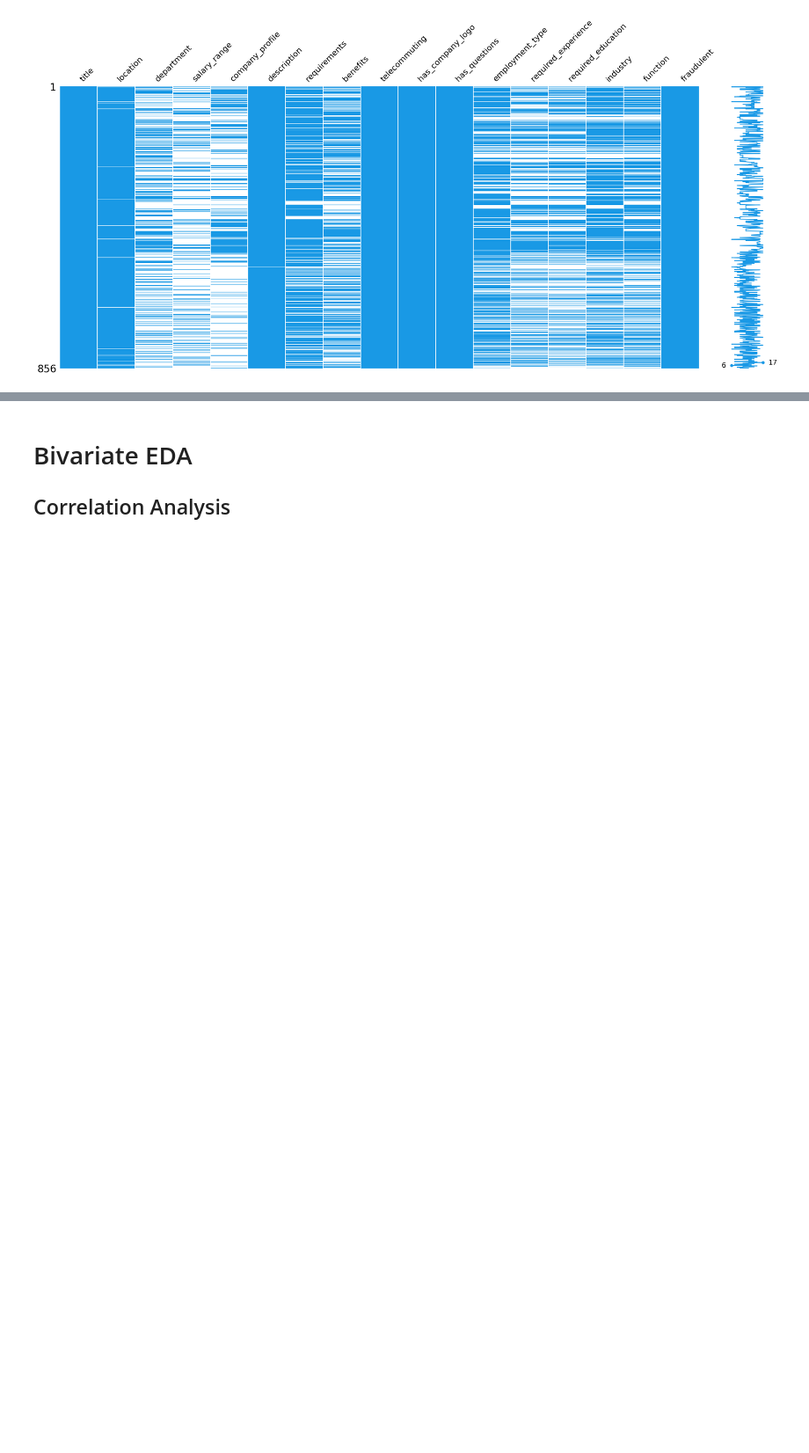
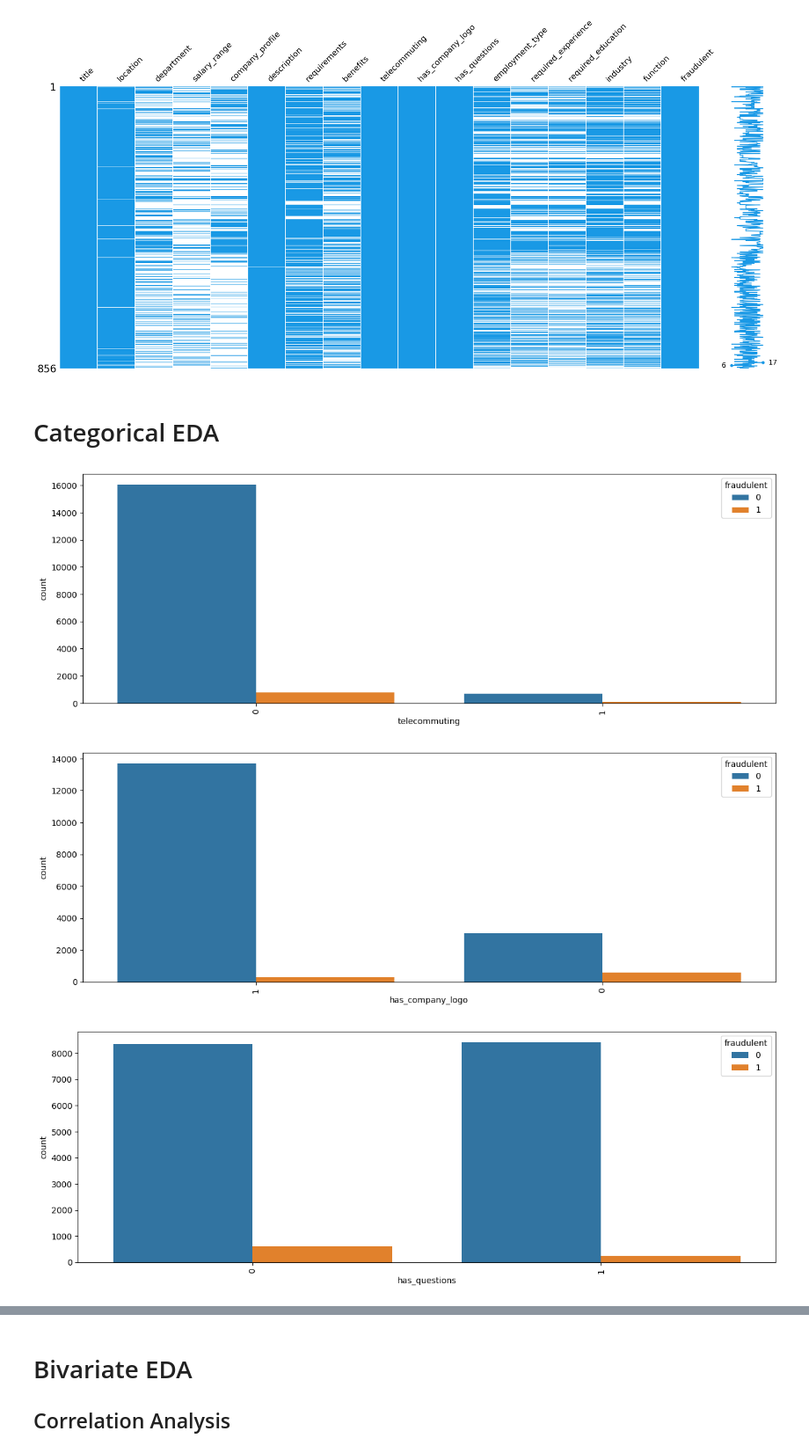
Before and after one commit to ADS-599-Team-2-Capstone/ADS-599-Capstone, a Jupyter notebook: Code Library Folder/ADS-599_Team-2_Data-Exploration-ZAF.ipynb, the cells around one changed output, grey strips where cells are left out. Shown at 88% size. Cells and saved outputs as stored; diff of their text form; code cells hidden in the pictures; blank space fills up the shorter version.

```diff
--- a/Code Library Folder/ADS-599_Team-2_Data-Exploration-ZAF.ipynb
+++ b/Code Library Folder/ADS-599_Team-2_Data-Exploration-ZAF.ipynb
@@ -212,3 +271,21 @@ missingno.matrix(dd_raw_df[dd_raw_df['fraudulent']==1],color=(0.1, 0.6, 0.9))
 # %% [output]
 <AxesSubplot: >
 [figure]
+# %% [markdown]
+# Categorical EDA
+# %%
+# Plot the categorical variables with low cardinality vs target variable.
+cat_vars = ["telecommuting", "has_company_logo", "has_questions",
+            "employment_type", "required_experience", "required_education",
+            "industry", "function"]
+
+for col in cat_vars:
+    plt.figure(figsize=(15,5))
+    ax = sns.countplot(data = dd_raw_df, x = col, hue = 'fraudulent',
+                       order = dd_raw_df[col].value_counts().index)
+    plt.xticks(rotation=90)
+    plt.show()
+# %% [output]
+[figure, added]
+[figure, added]
+[figure, added]
```
Also changed, not shown: parts of 29 cells of this notebook.
